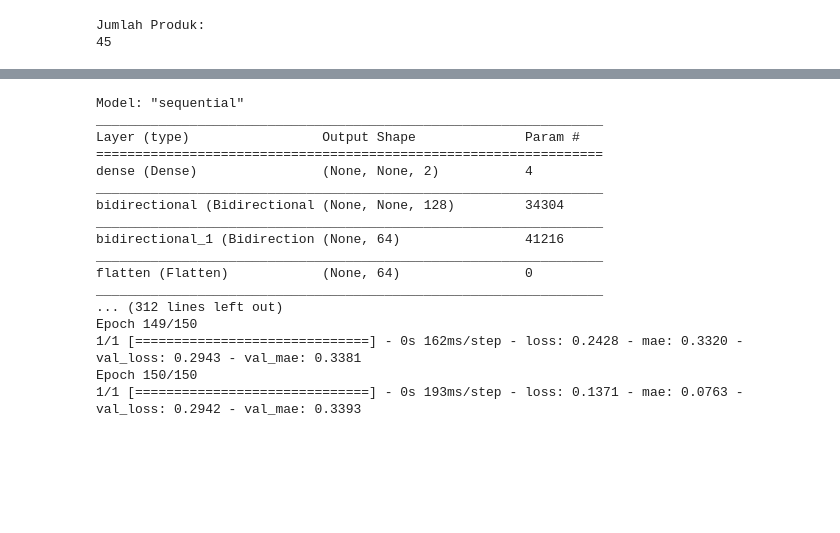
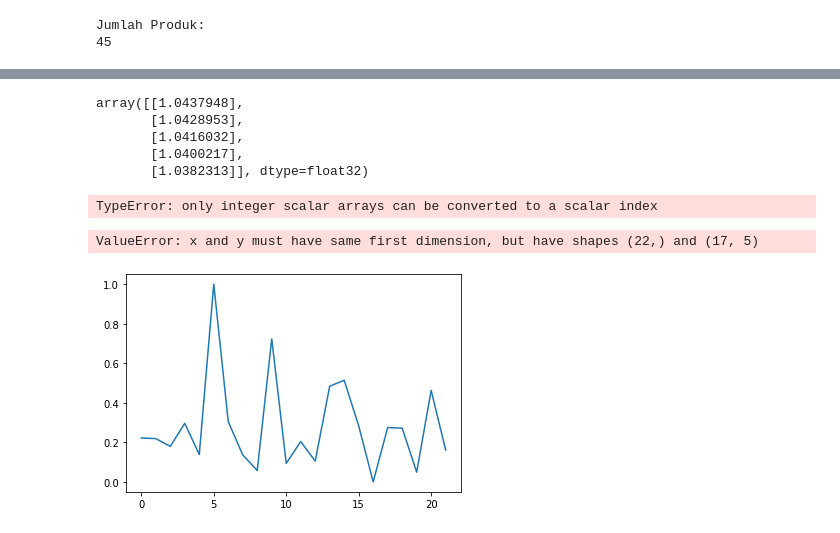
Before and after one commit to IritaSee/product_performance_blstm, a Jupyter notebook: product_test.ipynb, the cells around one changed output, grey strips where cells are left out. Drawn from its saved outputs; the diff is of its cells as text; code cells hidden in the pictures; blank space fills up the shorter version.

```diff
--- a/product_test.ipynb
+++ b/product_test.ipynb
@@ -118,23 +96,24 @@ model = tf.keras.Sequential([
-# %%
-#Using mae and mse
-model.compile(optimizer=tf.keras.optimizers.Adam(),metrics=['mae'],loss='mse')
-model.summary()
-hist=model.fit(train_set,epochs=150,validation_data=valid_set)
-# %% [output]
-Model: "sequential"
-_________________________________________________________________
-Layer (type)                 Output Shape              Param #
-=================================================================
-dense (Dense)                (None, None, 2)           4
-_________________________________________________________________
-bidirectional (Bidirectional (None, None, 128)         34304
-_________________________________________________________________
-bidirectional_1 (Bidirection (None, 64)                41216
-_________________________________________________________________
-flatten (Flatten)            (None, 64)                0
-_________________________________________________________________
-... (312 lines left out)
-Epoch 149/150
-1/1 [==============================] - 0s 162ms/step - loss: 0.2428 - mae: 0.3320 - val_loss: 0.2943 - val_mae: 0.3381
-Epoch 150/150
-1/1 [==============================] - 0s 193ms/step - loss: 0.1371 - mae: 0.0763 - val_loss: 0.2942 - val_mae: 0.3393
+# %%
+prediksi=model.predict(time_valid)
+prediksi
+# %% [output]
+array([[1.0437948],
+       [1.0428953],
+       [1.0416032],
+       [1.0400217],
+       [1.0382313]], dtype=float32)
+# %%
+prediksi=prediksi.flatten()
+x_train=x_train.flatten()
+# %%
+hasil_prediksi=np.concatenate(x_train,prediksi)
+hasil_prediksi
+# %% [output]
+TypeError: only integer scalar arrays can be converted to a scalar index
+# %%
+plt.plot(time,series)
+plt.plot(time,hasil_prediksi)
+plt.plot()
+# %% [output]
+ValueError: x and y must have same first dimension, but have shapes (22,) and (17, 5)
+[figure, added]
```
Also changed, not shown: parts of 9 cells of this notebook, 1 other file.
